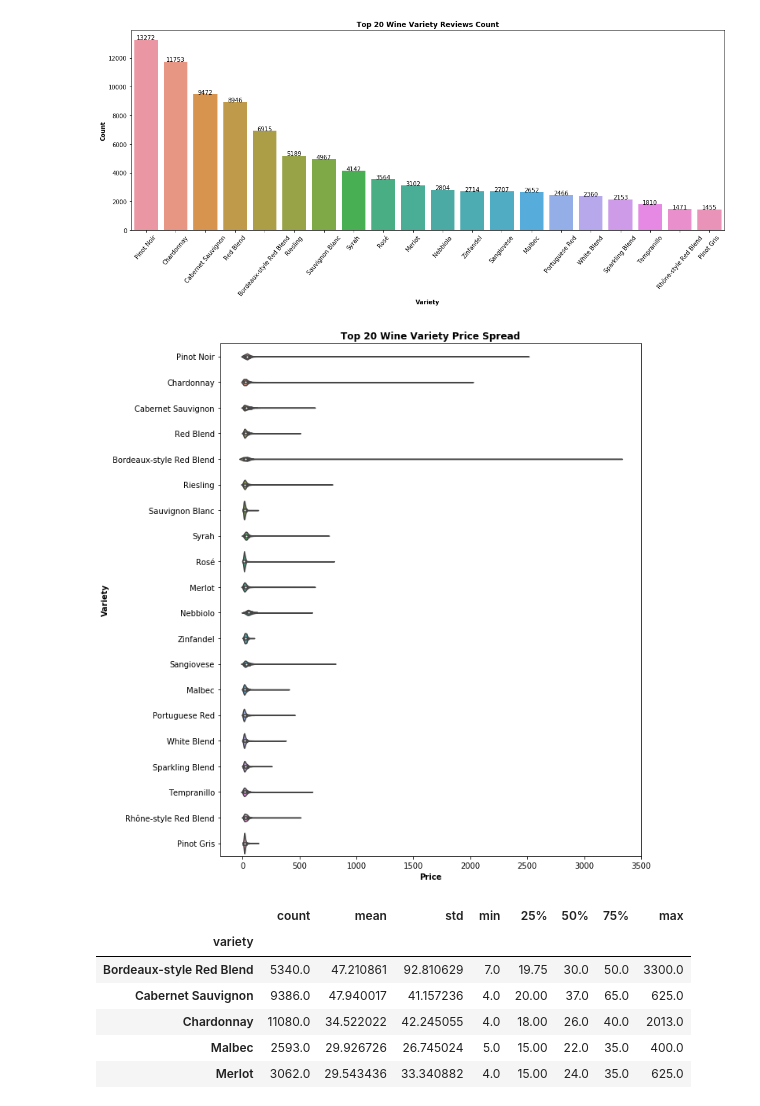
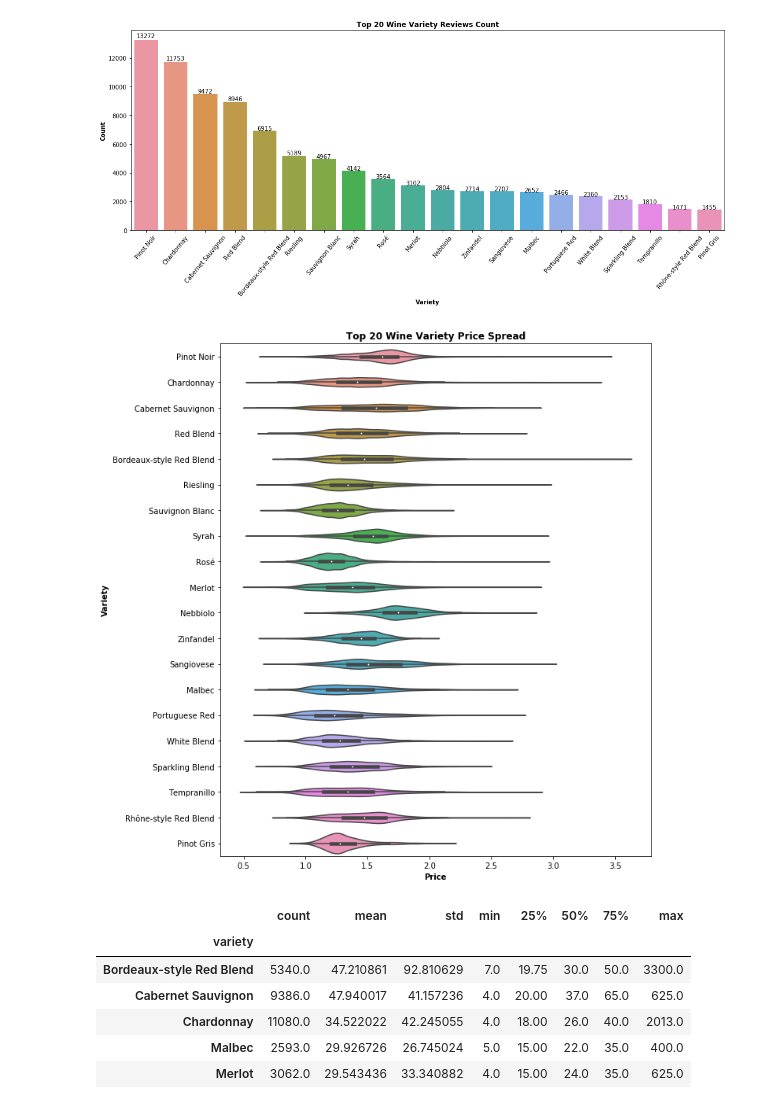
Before and after one commit to andrewab981/Thinkful, a Jupyter notebook: Supervised Learning Capstone/Supervised Learning Capstone.ipynb, the cells around one changed output. Saved outputs shown, nothing was run; the diff lists cells and outputs as text; code cells hidden in the pictures.

```diff
--- a/Supervised Learning Capstone/Supervised Learning Capstone.ipynb
+++ b/Supervised Learning Capstone/Supervised Learning Capstone.ipynb
@@ -66,7 +66,7 @@ dtype: int64
 The one missing variety will be removed from the data as there will be no affect on the model performance for one less item. The 'Unnamed: 0 column will be dropped as it is just an index.
 # %%
 df.drop('Unnamed: 0', axis=1, inplace=True)
-df = df.dropna(subset=['variety'])
+#df = df.dropna(subset=['variety'])
 df.isna().sum()
 # %% [output]
 country                     63
@@ -123,19 +121,20 @@ variety_largest = variety_largest['index']
 # %%
 variety_index = df.set_index('variety')
 variety_index = variety_index.loc[variety_largest].reset_index()
 
 plt.figure(figsize=(10, 10))
-sns.violinplot(x=variety_index['price'], y=variety_index['variety'])
+sns.violinplot(x=np.log10(variety_index['price']),
+               y=variety_index['variety'])
 
 plt.title('Top 20 Wine Variety Price Spread', fontweight='bold')
 plt.ylabel('Variety', fontweight='bold')
 plt.xlabel('Price', fontweight='bold')
 
 
 plt.tight_layout()
 plt.show()
 # %% [output]
-[figure, old version]
+[figure, new version]
 # %%
 variety_index.groupby('variety')['price'].describe()
 # %% [output]
```
Also changed, not shown: parts of 36 cells of this notebook.
